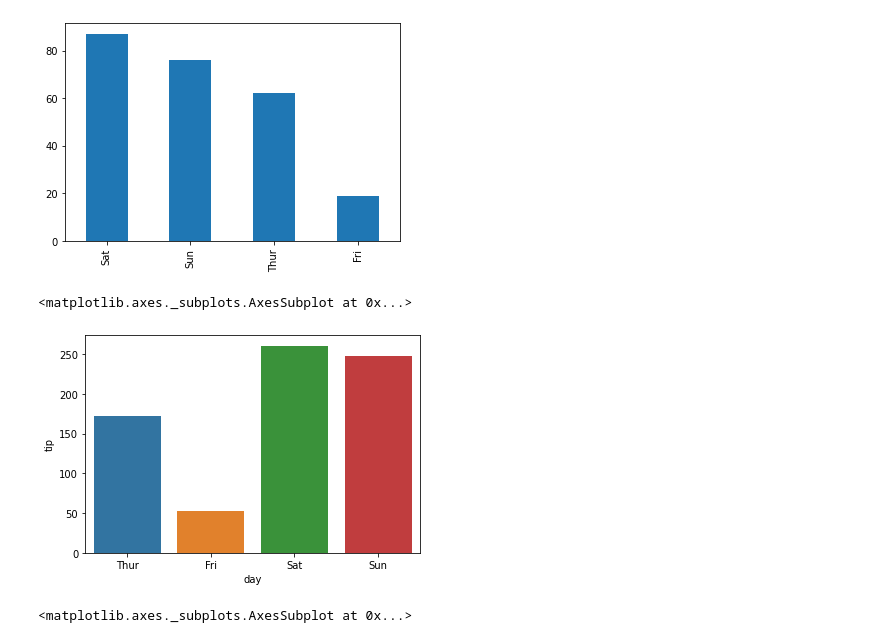
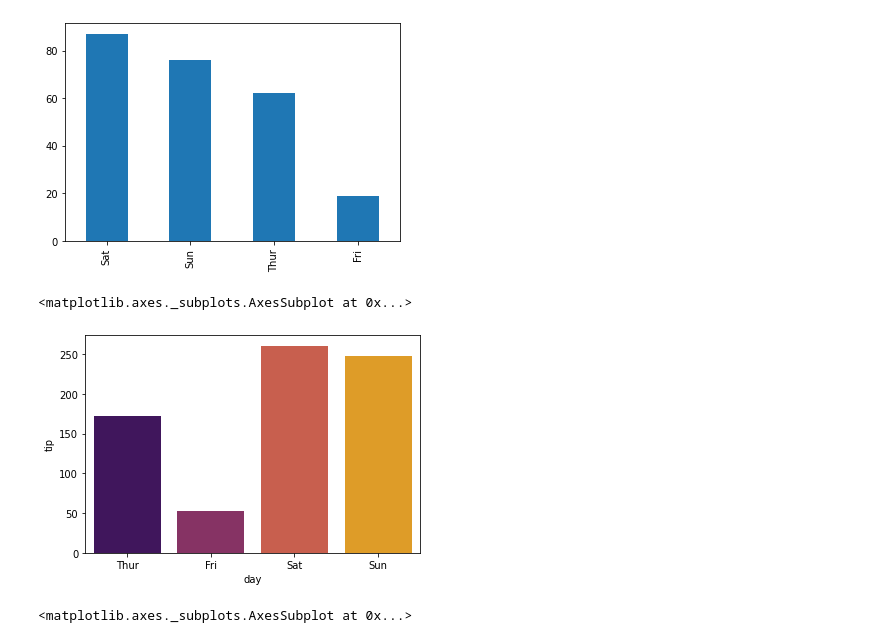
Before and after one commit to codekennML/ExploratoryDataAnalysis, a Jupyter notebook: EDA_Tips_dataset.ipynb, the cells around one changed output. Saved outputs shown, nothing was run; the diff lists cells and outputs as text; code cells hidden in the pictures.

```diff
--- a/EDA_Tips_dataset.ipynb
+++ b/EDA_Tips_dataset.ipynb
@@ -88,12 +88,12 @@ tips_df['day'].value_counts().plot.bar()
 # %%
 #Analyzing tips based on total tips  received on respective days
 tips  =  tips_df.groupby(by =['day'])['tip'].sum().reset_index()
-sns.barplot(x = tips.day , y  = tips.tip,  data =  tips )
+sns.barplot(x = tips.day , y  = tips.tip,  data =  tips , palette  = 'inferno')
 
 #Observation -  Saturdays had the highest amount of tips received in terms of amount which is almost 5x the amount received on Fridays
 # %% [output]
 <matplotlib.axes._subplots.AxesSubplot at 0x...>
-[figure, old version]
+[figure, new version]
 # %%
 #Analyzing the total bills based on days
 
```
Also changed, not shown: parts of 3 cells of this notebook.
